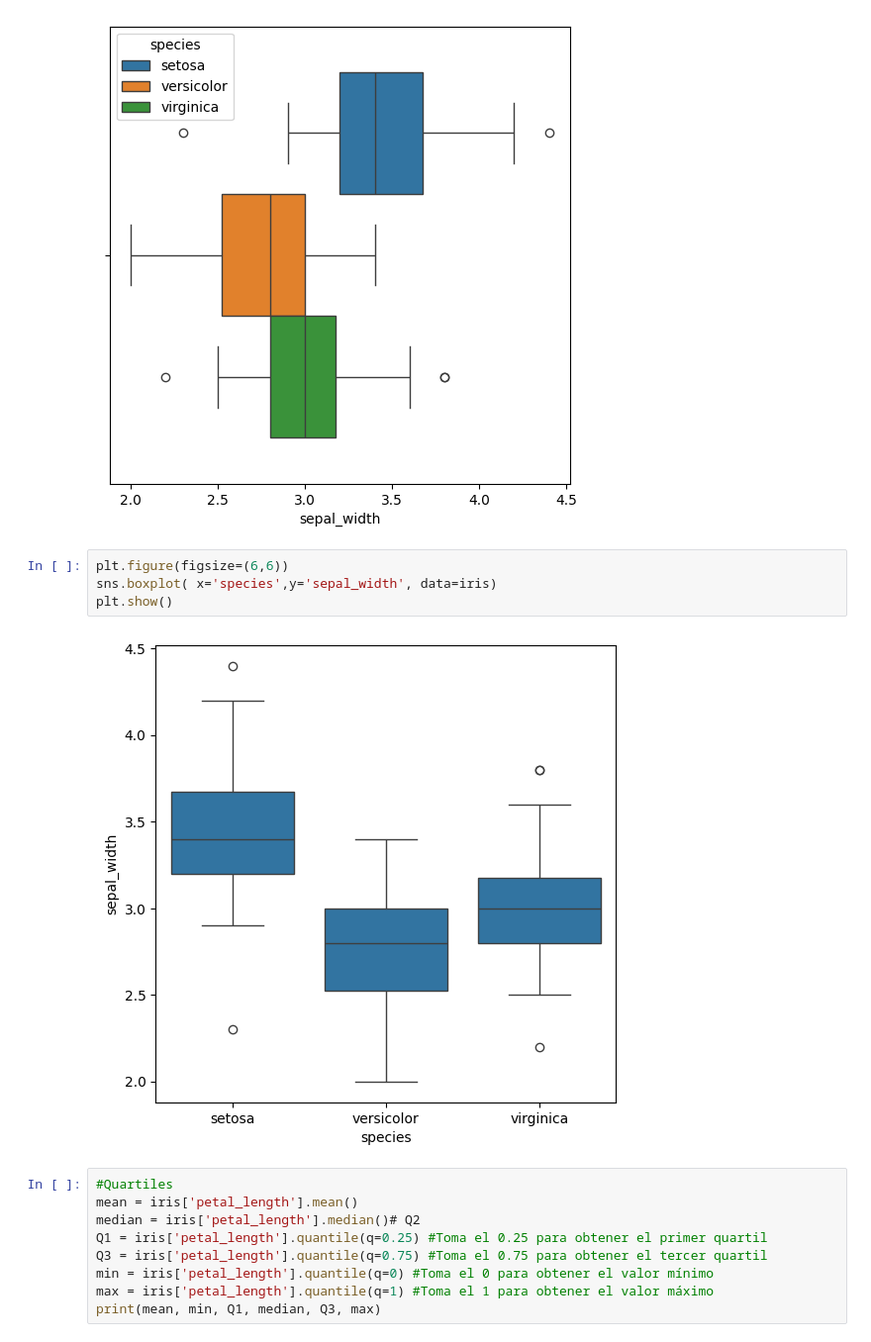
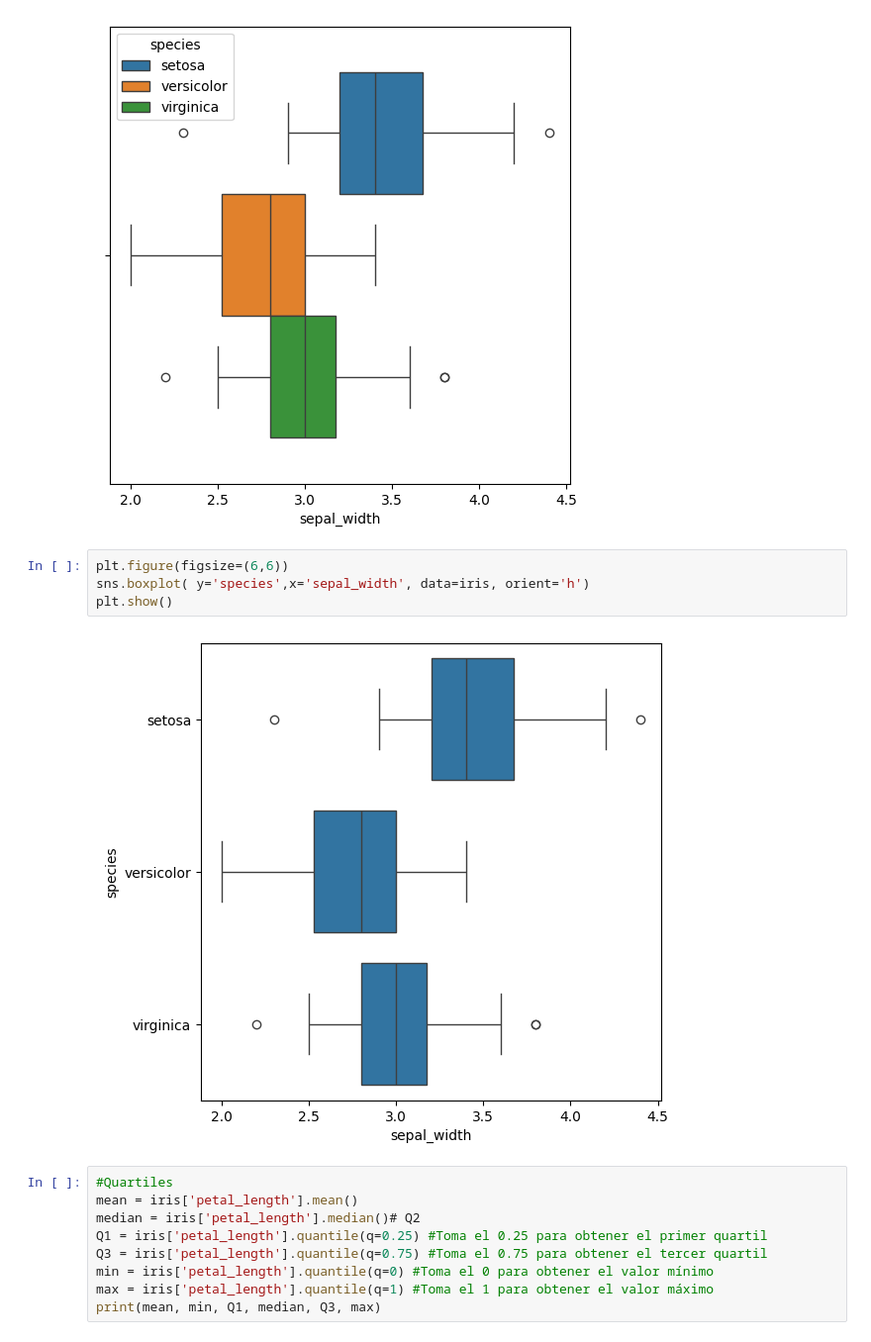
Before and after one commit to feracor/estadistica_descriptiva, a Jupyter notebook: 1_estadistica_descriptiva_analitica.ipynb, the cells around one changed output. Shown at 99% size. Drawn from its saved outputs; the diff is of its cells as text.

```diff
--- a/1_estadistica_descriptiva_analitica.ipynb
+++ b/1_estadistica_descriptiva_analitica.ipynb
@@ -192,10 +186,10 @@ plt.show()
 [figure]
 # %%
 plt.figure(figsize=(6,6))
-sns.boxplot( x='species',y='sepal_width', data=iris)
+sns.boxplot( y='species',x='sepal_width', data=iris, orient='h')
 plt.show()
 # %% [output]
-[figure, old version]
+[figure, new version]
 # %%
 #Quartiles
 mean = iris['petal_length'].mean()
```
Also changed, not shown: parts of 1 cell of this notebook.
